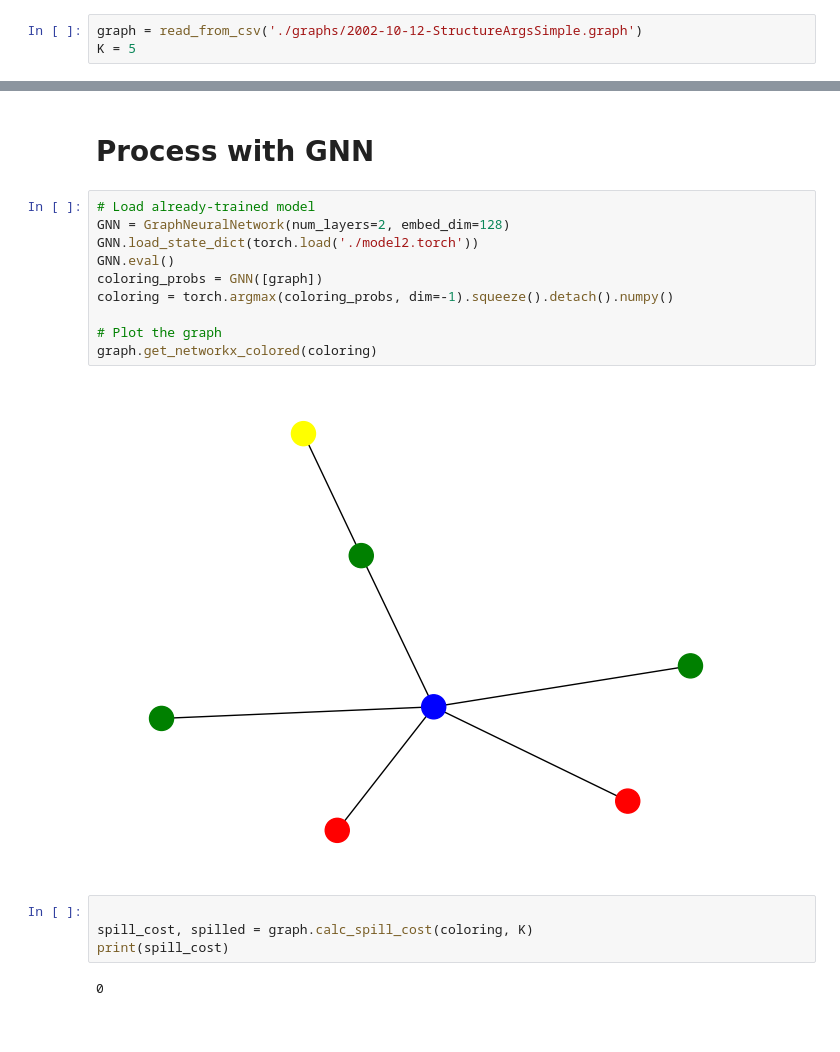
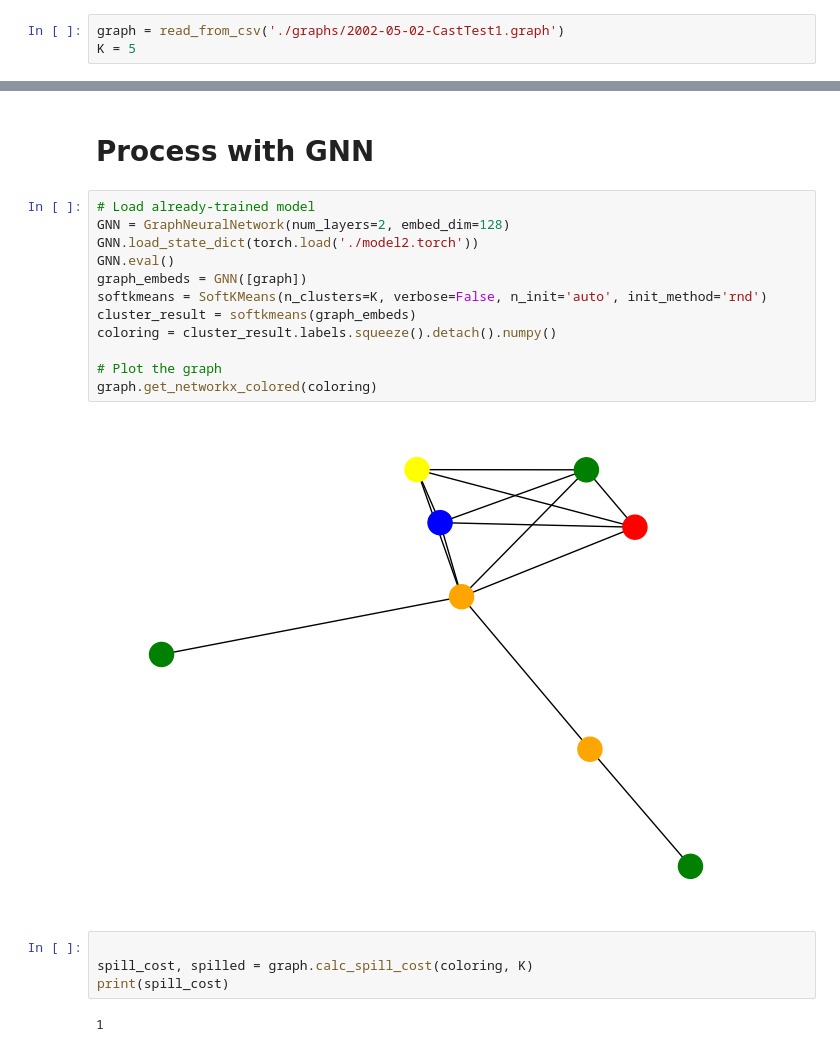
Before and after one commit to jhsansom/advanced-compilers, a Jupyter notebook: test.ipynb, the cells around one changed output, grey strips where cells are left out. Cells and saved outputs as stored; diff of their text form.

Commit message:
Fixed jupyter notebook for knn decoding of color

```diff
--- a/test.ipynb
+++ b/test.ipynb
@@ -9,7 +10,7 @@ import networkx as nx
 # %% [markdown]
 # Load a Graph
 # %%
-graph = read_from_csv('./graphs/2002-10-12-StructureArgsSimple.graph')
+graph = read_from_csv('./graphs/2002-05-02-CastTest1.graph')
 K = 5
 # %% [markdown]
 # Process with Chaitins Algorithm
@@ -35,18 +36,20 @@ print(spill_cost_chaitin)
 # %%
 # Load already-trained model
 GNN = GraphNeuralNetwork(num_layers=2, embed_dim=128)
 GNN.load_state_dict(torch.load('./model2.torch'))
 GNN.eval()
-coloring_probs = GNN([graph])
-coloring = torch.argmax(coloring_probs, dim=-1).squeeze().detach().numpy()
+graph_embeds = GNN([graph])
+softkmeans = SoftKMeans(n_clusters=K, verbose=False, n_init='auto', init_method='rnd')
+cluster_result = softkmeans(graph_embeds)
+coloring = cluster_result.labels.squeeze().detach().numpy()
 
 # Plot the graph
 graph.get_networkx_colored(coloring)
 # %% [output]
-[figure, old version]
+[figure, new version]
 # %%
 
 spill_cost, spilled = graph.calc_spill_cost(coloring, K)
 print(spill_cost)
 # %% [output]
-0
+1
```
Also changed, not shown: parts of 2 cells of this notebook.
